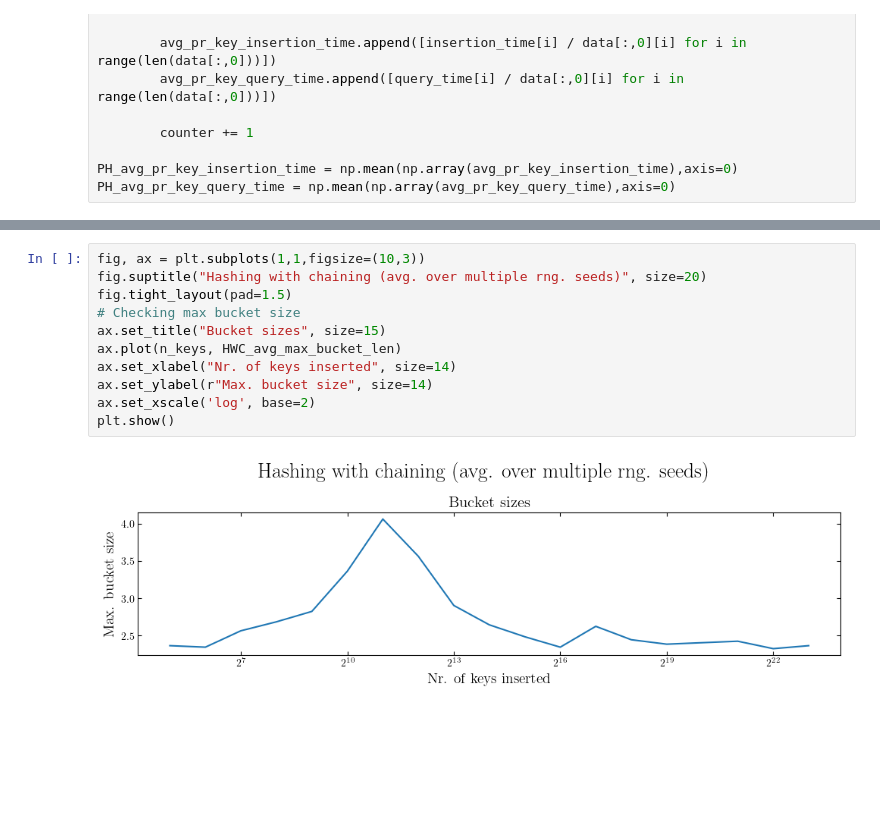
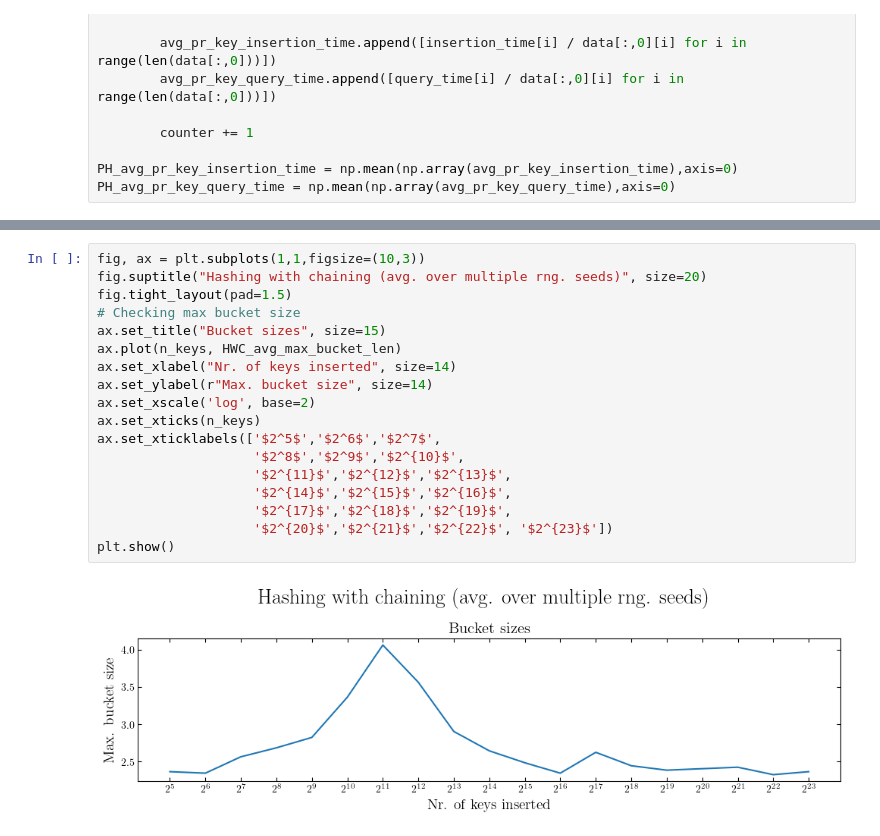
Before and after one commit to seba2390/RandomizedAlgorithms2023, a Jupyter notebook: Project 1/DataVisualization/Plotting.ipynb, the cells around one changed output, grey strips where cells are left out. Drawn from its saved outputs; the diff is of its cells as text; blank space fills up the shorter version.

Commit message:
updated ticks on plots

```diff
--- a/Project 1/DataVisualization/Plotting.ipynb
+++ b/Project 1/DataVisualization/Plotting.ipynb
@@ -106,13 +118,20 @@ plt.show()
 # %%
 fig, ax = plt.subplots(1,1,figsize=(10,3))
 fig.suptitle("Hashing with chaining (avg. over multiple rng. seeds)", size=20)
 fig.tight_layout(pad=1.5)
 # Checking max bucket size
 ax.set_title("Bucket sizes", size=15)
 ax.plot(n_keys, HWC_avg_max_bucket_len)
 ax.set_xlabel("Nr. of keys inserted", size=14)
 ax.set_ylabel(r"Max. bucket size", size=14)
 ax.set_xscale('log', base=2)
+ax.set_xticks(n_keys)
+ax.set_xticklabels(['$2^5$','$2^6$','$2^7$',
+                    '$2^8$','$2^9$','$2^{10}$',
+                    '$2^{11}$','$2^{12}$','$2^{13}$',
+                    '$2^{14}$','$2^{15}$','$2^{16}$',
+                    '$2^{17}$','$2^{18}$','$2^{19}$',
+                    '$2^{20}$','$2^{21}$','$2^{22}$', '$2^{23}$'])
 plt.show()
 # %% [output]
-[figure, old version]
+[figure, new version]
```
Also changed, not shown: parts of 2 cells of this notebook.
